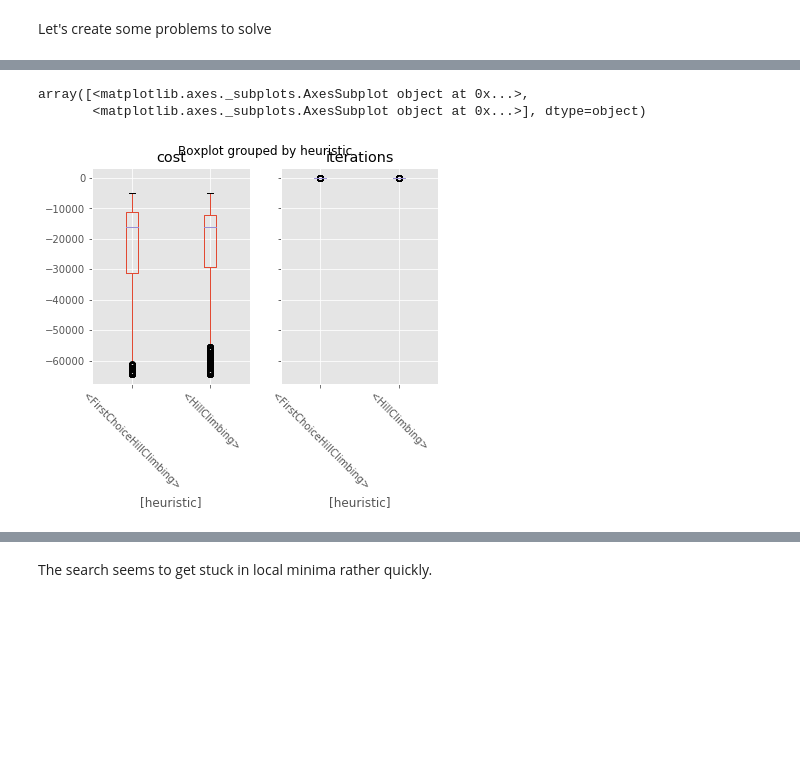
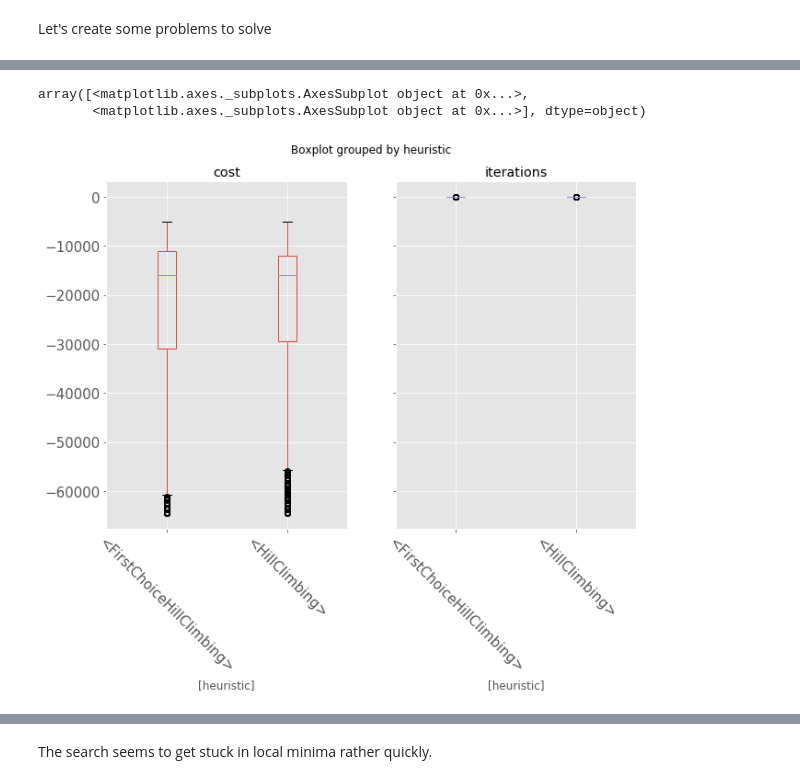
Before and after one commit to elixxx/Nature-inspired-Algorithms, a Jupyter notebook: local_search.ipynb, the cells around one changed output, grey strips where cells are left out. Drawn from its saved outputs; the diff is of its cells as text; code cells hidden in the pictures; blank space fills up the shorter version.

Commit message:
Adjust plots

```diff
--- a/local_search.ipynb
+++ b/local_search.ipynb
@@ -6,8 +6,8 @@ from collections import namedtuple
 from copy import deepcopy
 from functools import reduce
 import matplotlib
-matplotlib.style.use('ggplot')
-from matplotlib import pyplot as plt
+from matplotlib import pyplot as pltn
+plt.style.use('ggplot')
 %matplotlib inline
 
 random.seed(0)
@@ -37,7 +37,7 @@ class Candidate:
     def cost(self):
         raise NotImplementedError
 # %%
-class HeuristicSearch():
+class HeuristicSearch:
 
     def search(candidate):
         raise NotImplementedError
@@ -291,7 +308,7 @@ results.boxplot(column='cost', by='problem')
 # %%
-results.boxplot(by='heuristic', rot=-45)
+results.boxplot(by='heuristic', rot=-45, figsize=(10, 7), fontsize=15)
 # %% [output]
 array([<matplotlib.axes._subplots.AxesSubplot object at 0x...>,
        <matplotlib.axes._subplots.AxesSubplot object at 0x...>], dtype=object)
-[figure, old version]
+[figure, new version]
 # %%
```
Also changed, not shown: parts of 5 cells of this notebook.
